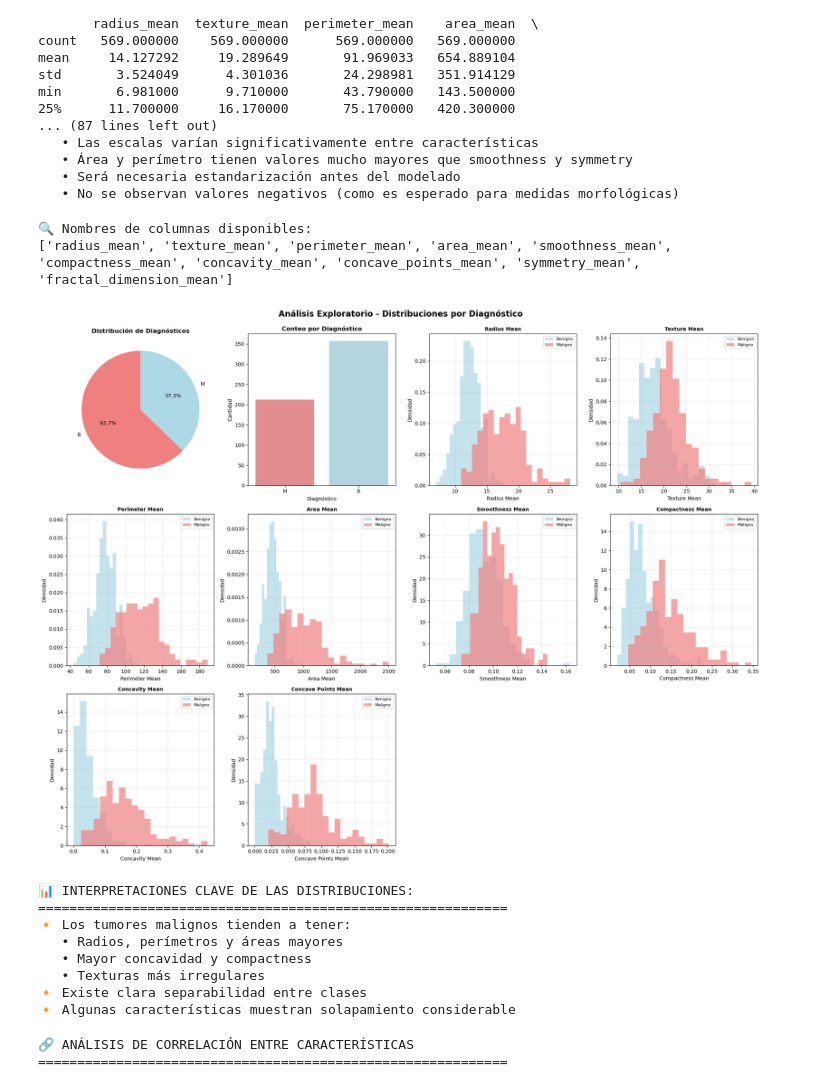
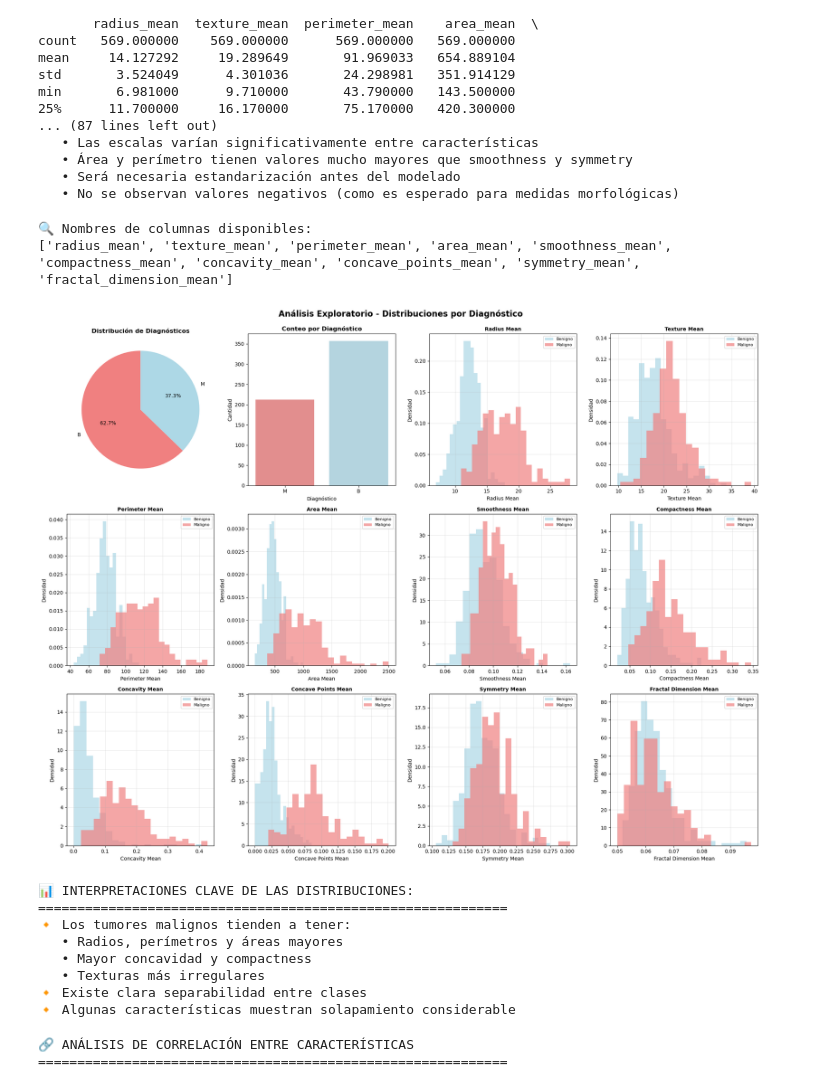
Before and after one commit to JuanAlvarez2004/breastcancer-ml-classifier, a Jupyter notebook: notebook.ipynb, the cells around one changed output. Saved outputs shown, nothing was run; the diff lists cells and outputs as text; code cells hidden in the pictures.

```diff
--- a/notebook.ipynb
+++ b/notebook.ipynb
@@ -208,42 +208,42 @@ plt.title('Conteo por Diagnóstico', fontsize=12, fontweight='bold')
 plt.xlabel('Diagnóstico')
 plt.ylabel('Cantidad')
 
-# 2. Distribución de las características principales (primeras 8 features)
-main_features = feature_cols[:8]  # Usar los nombres reales de las columnas
+# 2. Distribución de las características principales (10 features)
+main_features = feature_cols[:10]  # Usar los nombres reales de las columnas
 
 for i, feature in enumerate(main_features, 3):
     plt.subplot(3, 4, i)
 
     # Histograma por diagnóstico
     benign = df[df['Diagnosis'] == 'B'][feature]
     malignant = df[df['Diagnosis'] == 'M'][feature]
 
     plt.hist(benign, bins=20, alpha=0.7, label='Benigno', color='lightblue', density=True)
     plt.hist(malignant, bins=20, alpha=0.7, label='Maligno', color='lightcoral', density=True)
 
     plt.title(f'{feature.replace("_", " ").title()}', fontsize=10, fontweight='bold')
     plt.xlabel(feature.replace('_', ' ').title())
     plt.ylabel('Densidad')
     plt.legend(fontsize=8)
     plt.grid(True, alpha=0.3)
 
 plt.tight_layout()
 plt.suptitle('Análisis Exploratorio - Distribuciones por Diagnóstico',
              fontsize=16, fontweight='bold', y=1.02)
 plt.show()
 
 print("\n📊 INTERPRETACIONES CLAVE DE LAS DISTRIBUCIONES:")
 print("=" * 60)
 print("🔸 Los tumores malignos tienden a tener:")
 print("   • Radios, perímetros y áreas mayores")
 print("   • Mayor concavidad y compactness")
 print("   • Texturas más irregulares")
 print("🔸 Existe clara separabilidad entre clases")
 print("🔸 Algunas características muestran solapamiento considerable")
 # %% [output]
 🔍 Nombres de columnas disponibles:
 ['radius_mean', 'texture_mean', 'perimeter_mean', 'area_mean', 'smoothness_mean', 'compactness_mean', 'concavity_mean', 'concave_points_mean', 'symmetry_mean', 'fractal_dimension_mean']
-[figure, old version]
+[figure, new version]
 📊 INTERPRETACIONES CLAVE DE LAS DISTRIBUCIONES:
 ============================================================
 🔸 Los tumores malignos tienden a tener:
```
Also changed, not shown: parts of 4 cells of this notebook, 1 other file.
